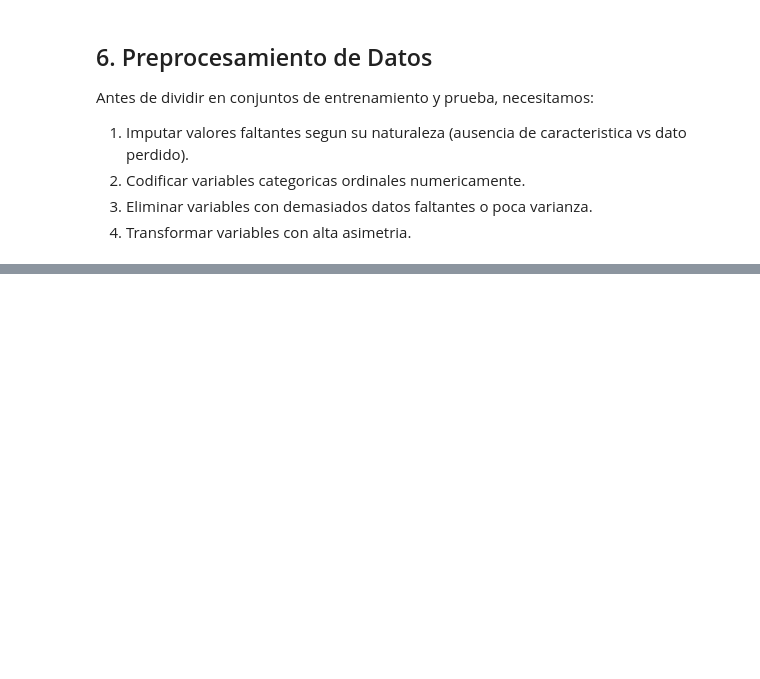
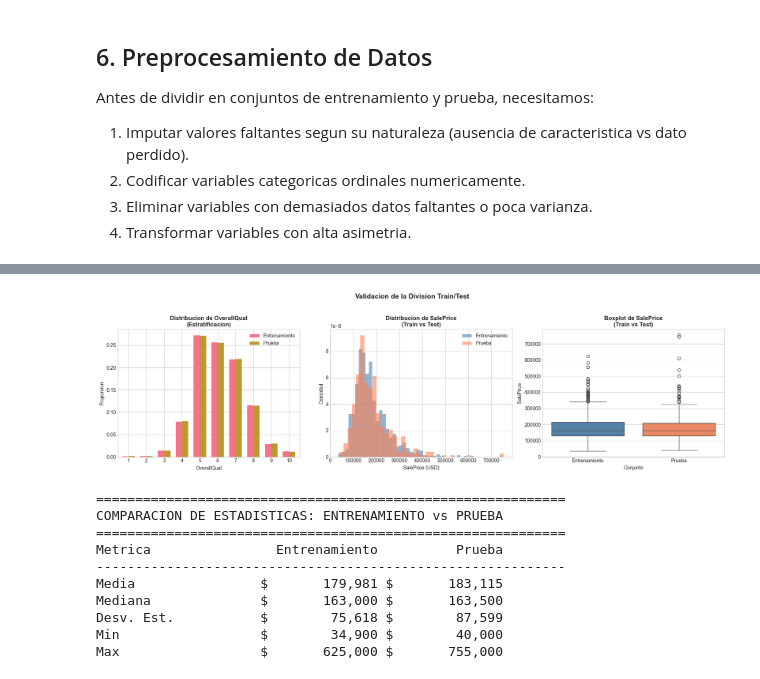
Before and after one commit to nicoCT04/Lab3MD, a Jupyter notebook: lab3.ipynb, the cells around one changed output, grey strips where cells are left out. Cells and saved outputs as stored; diff of their text form; code cells hidden in the pictures; blank space fills up the shorter version.

Commit message:
entrenamiento del data set

```diff
--- a/lab3.ipynb
+++ b/lab3.ipynb
@@ -913,46 +933,58 @@ print(f"  Proporcion de prueba:          {PROPORCION_PRUEBA}")
 fig, axes = plt.subplots(1, 3, figsize=(18, 5))
 
 # Distribucion de OverallQual en train vs test
-distribucion_qual_train = X_entrenamiento[VARIABLE_ESTRATIFICACION].value_counts(normalize=True).sort_index()
-distribucion_qual_test = X_prueba[VARIABLE_ESTRATIFICACION].value_counts(normalize=True).sort_index()
+train_qual_dist = X_train[STRATIFY_VARIABLE].value_counts(normalize=True).sort_index()
+test_qual_dist = X_test[STRATIFY_VARIABLE].value_counts(normalize=True).sort_index()
 
-comparacion_estratificacion = pd.DataFrame({
-    'Entrenamiento': distribucion_qual_train,
-    'Prueba': distribucion_qual_test
+stratification_comparison = pd.DataFrame({
+    'Entrenamiento': train_qual_dist,
+    'Prueba': test_qual_dist
 })
-comparacion_estratificacion.plot(kind='bar', ax=axes[0], width=0.7)
+stratification_comparison.plot(kind='bar', ax=axes[0], width=0.7)
 axes[0].set_title('Distribucion de OverallQual\n(Estratificacion)', fontweight='bold')
 axes[0].set_xlabel('OverallQual')
 axes[0].set_ylabel('Proporcion')
 axes[0].legend()
 axes[0].tick_params(axis='x', rotation=0)
 
 # Distribucion de SalePrice en ambos conjuntos
-axes[1].hist(y_entrenamiento, bins=40, alpha=0.6, label='Entrenamiento', color='steelblue', density=True)
-axes[1].hist(y_prueba, bins=40, alpha=0.6, label='Prueba', color='coral', density=True)
+axes[1].hist(y_train, bins=40, alpha=0.6, label='Entrenamiento', color='steelblue', density=True)
+axes[1].hist(y_test, bins=40, alpha=0.6, label='Prueba', color='coral', density=True)
 axes[1].set_title('Distribucion de SalePrice\n(Train vs Test)', fontweight='bold')
 axes[1].set_xlabel('SalePrice (USD)')
 axes[1].set_ylabel('Densidad')
 axes[1].legend()
 
 # Boxplot comparativo de SalePrice
-datos_comparacion = pd.DataFrame({
-    'SalePrice': pd.concat([y_entrenamiento, y_prueba]),
-    'Conjunto': ['Entrenamiento'] * len(y_entrenamiento) + ['Prueba'] * len(y_prueba)
+comparison_data = pd.DataFrame({
+    'SalePrice': pd.concat([y_train, y_test]),
+    'Conjunto': ['Entrenamiento'] * len(y_train) + ['Prueba'] * len(y_test)
 })
-sns.boxplot(x='Conjunto', y='SalePrice', data=datos_comparacion, palette=['steelblue', 'coral'], ax=axes[2])
+sns.boxplot(x='Conjunto', y='SalePrice', data=comparison_data, palette=['steelblue', 'coral'], ax=axes[2])
 axes[2].set_title('Boxplot de SalePrice\n(Train vs Test)', fontweight='bold')
 
 plt.suptitle('Validacion de la Division Train/Test', fontsize=14, fontweight='bold', y=1.03)
 plt.tight_layout()
 plt.show()
 
 # Estadisticas comparativas
 print("=" * 60)
 print("COMPARACION DE ESTADISTICAS: ENTRENAMIENTO vs PRUEBA")
 print("=" * 60)
 print(f"{'Metrica':<20} {'Entrenamiento':>15} {'Prueba':>15}")
 print("-" * 60)
-for nombre, funcion in [('Media', np.mean), ('Mediana', np.median), ('Desv. Est.', np.std),
-                         ('Min', np.min), ('Max', np.max)]:
-    print(f"{nombre:<20} ${funcion(y_entrenamiento):>14,.0f} ${funcion(y_prueba):>14,.0f}")
+for name, func in [('Media', np.mean), ('Mediana', np.median), ('Desv. Est.', np.std),
+                    ('Min', np.min), ('Max', np.max)]:
+    print(f"{name:<20} ${func(y_train):>14,.0f} ${func(y_test):>14,.0f}")
+# %% [output]
+[figure, added]
+============================================================
+COMPARACION DE ESTADISTICAS: ENTRENAMIENTO vs PRUEBA
+============================================================
+Metrica                Entrenamiento          Prueba
+------------------------------------------------------------
+Media                $       179,981 $       183,115
+Mediana              $       163,000 $       163,500
+Desv. Est.           $        75,618 $        87,599
+Min                  $        34,900 $        40,000
+Max                  $       625,000 $       755,000
```
Also changed, not shown: parts of 17 cells of this notebook.
